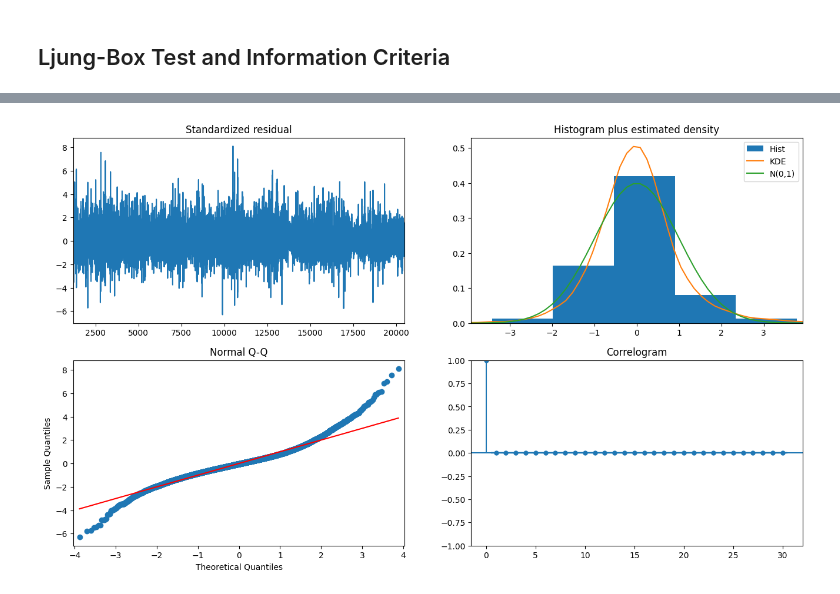
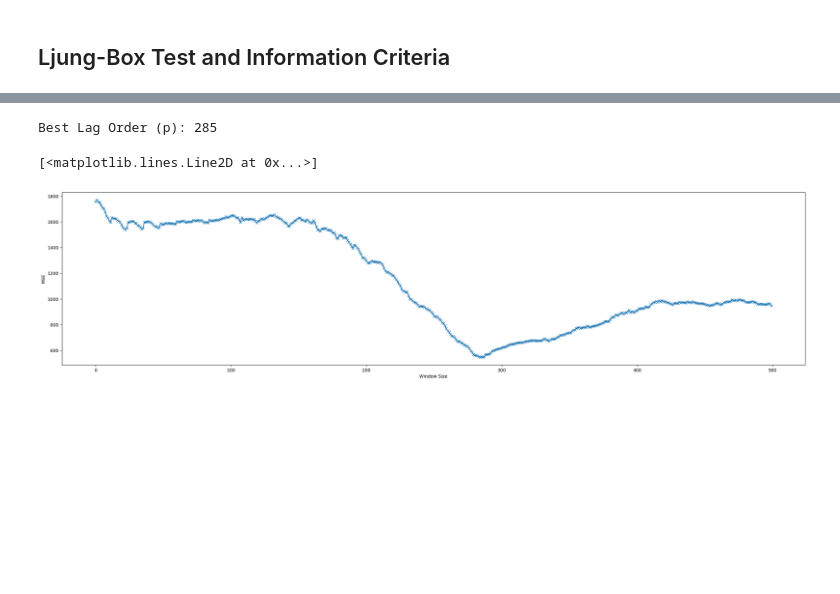
Before and after one commit to AlesKas/DIP, a Jupyter notebook: network_analytics_ar.ipynb, the cells around one changed output, grey strips where cells are left out. Cells and saved outputs as stored; diff of their text form; code cells hidden in the pictures; blank space fills up the shorter version.

```diff
--- a/network_analytics_ar.ipynb
+++ b/network_analytics_ar.ipynb
@@ -59,0 +72,9 @@ plt.show()
+# %%
+from statsmodels.tsa.stattools import adfuller
+
+t_stat, p_value, _, _, critical_values, _  = adfuller(X, autolag='AIC')
+print(f'ADF Statistic: {t_stat:.2f}')
+print(f'p-value: {p_value:.2f}')
+for key, value in critical_values.items():
+     print('Critial Values:')
+     print(f'   {key}, {value:.2f}')
@@ -180,6 +152,0 @@ AR.1200            1.6041           -0.0000j            1.6041           -0.0000
-# %%
-
-fig = plt.figure(figsize=(16, 9))
-fig = model_fit.plot_diagnostics(lags=30, fig=fig)
-# %% [output]
-[figure, removed]
@@ -185,0 +167,39 @@ fig = model_fit.plot_diagnostics(lags=30, fig=fig)
+# %%
+result = []
+with concurrent.futures.ThreadPoolExecutor(threading.active_count() - 1) as e:
+    fut = [e.submit(worker_func, i) for i in range(1, 501)]
+    for r in concurrent.futures.as_completed(fut):
+        result.append(r.result())
+
+result = sorted(result, key=lambda x : x[0])
+import json
+with open(f"output/mse/mse.json", 'w') as json_file:
+    json.dump(result, json_file)
+# %%
+data = []
+with open("./output/mse/mse.json", "r") as json_file:
+    data = json.load(json_file)
+
+
+best_order = None
+best_mse = np.inf
+
+mse_scores = []
+for dato in data:
+    p = dato[0]
+    mse = dato[1]
+    mse_scores.append(mse)
+
+    if mse < best_mse:
+        best_mse = mse
+        best_order = p
+
+print("Best Lag Order (p):", best_order)
+fig, ax = plt.subplots(figsize=(30,7))
+ax.set_ylabel('MSE')
+ax.set_xlabel('Window Size')
+ax.plot(mse_scores, marker='x')
+# %% [output]
+Best Lag Order (p): 285
+[<matplotlib.lines.Line2D at 0x...>]
+[figure, added]
```
Also changed, not shown: parts of 15 cells of this notebook, 1 other file.
